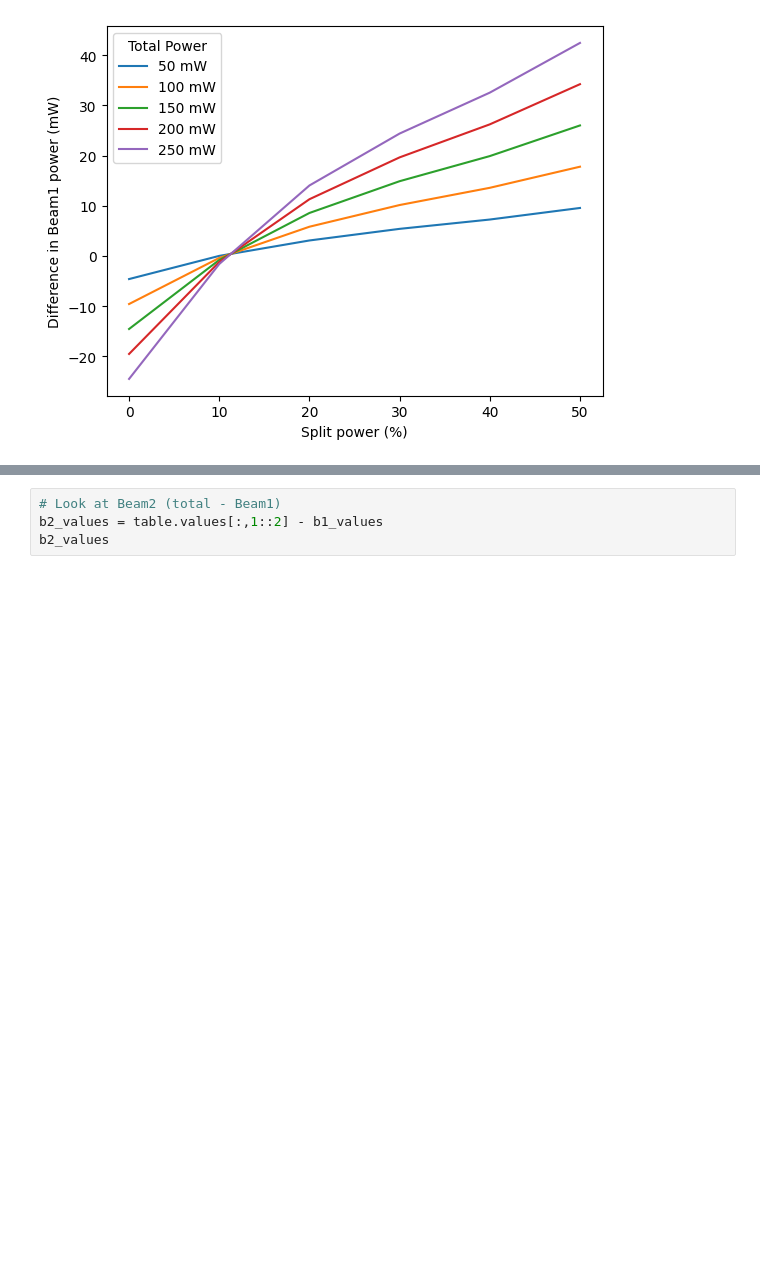
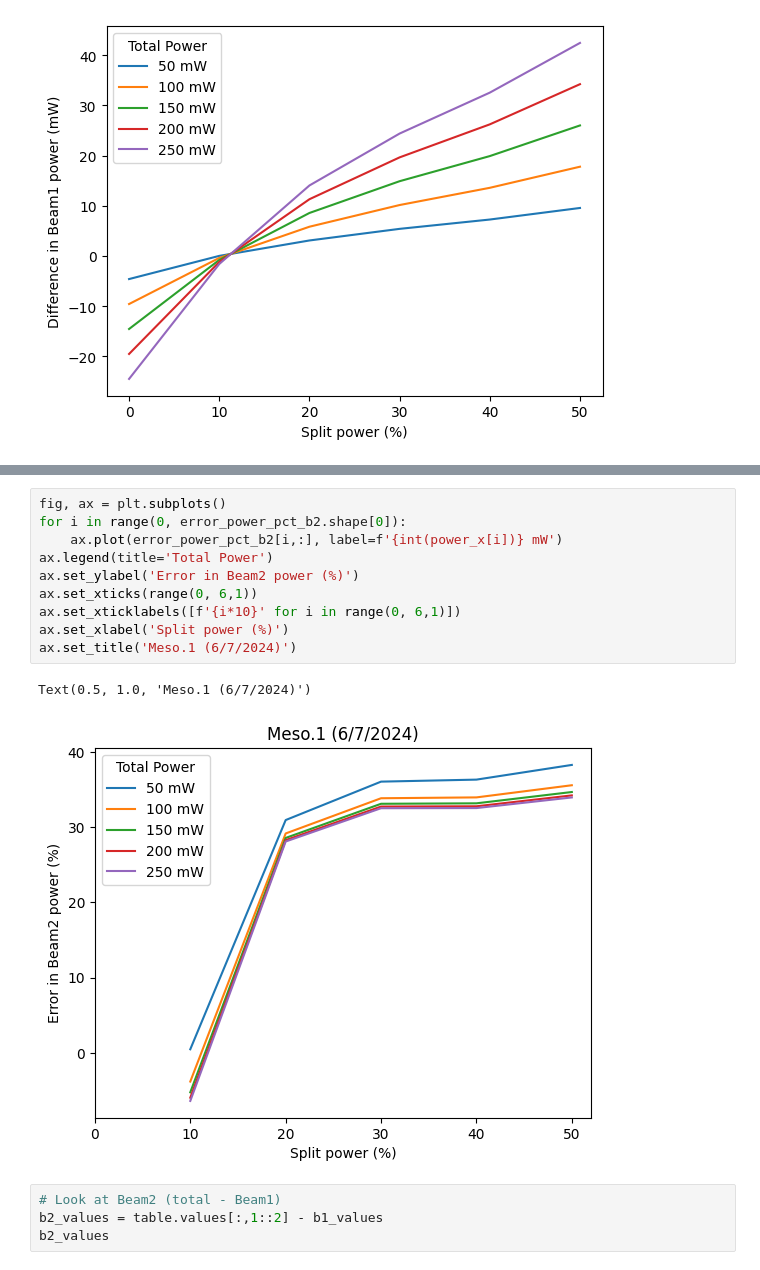
Before and after one commit to AllenNeuralDynamics/lamf_analysis_lims, a Jupyter notebook: qc/2p_data/240726_laser_power.ipynb, the cells around one changed output, grey strips where cells are left out. Drawn from its saved outputs; the diff is of its cells as text; blank space fills up the shorter version.

```diff
--- a/qc/2p_data/240726_laser_power.ipynb
+++ b/qc/2p_data/240726_laser_power.ipynb
@@ -208,3 +269,16 @@ Text(0.5, 0, 'Split power (%)')
+# %%
+fig, ax = plt.subplots()
+for i in range(0, error_power_pct_b2.shape[0]):
+    ax.plot(error_power_pct_b2[i,:], label=f'{int(power_x[i])} mW')
+ax.legend(title='Total Power')
+ax.set_ylabel('Error in Beam2 power (%)')
+ax.set_xticks(range(0, 6,1))
+ax.set_xticklabels([f'{i*10}' for i in range(0, 6,1)])
+ax.set_xlabel('Split power (%)')
+ax.set_title('Meso.1 (6/7/2024)')
+# %% [output]
+Text(0.5, 1.0, 'Meso.1 (6/7/2024)')
+[figure, added]
 # %%
 # Look at Beam2 (total - Beam1)
 b2_values = table.values[:,1::2] - b1_values
```
Also changed, not shown: parts of 7 cells of this notebook.
